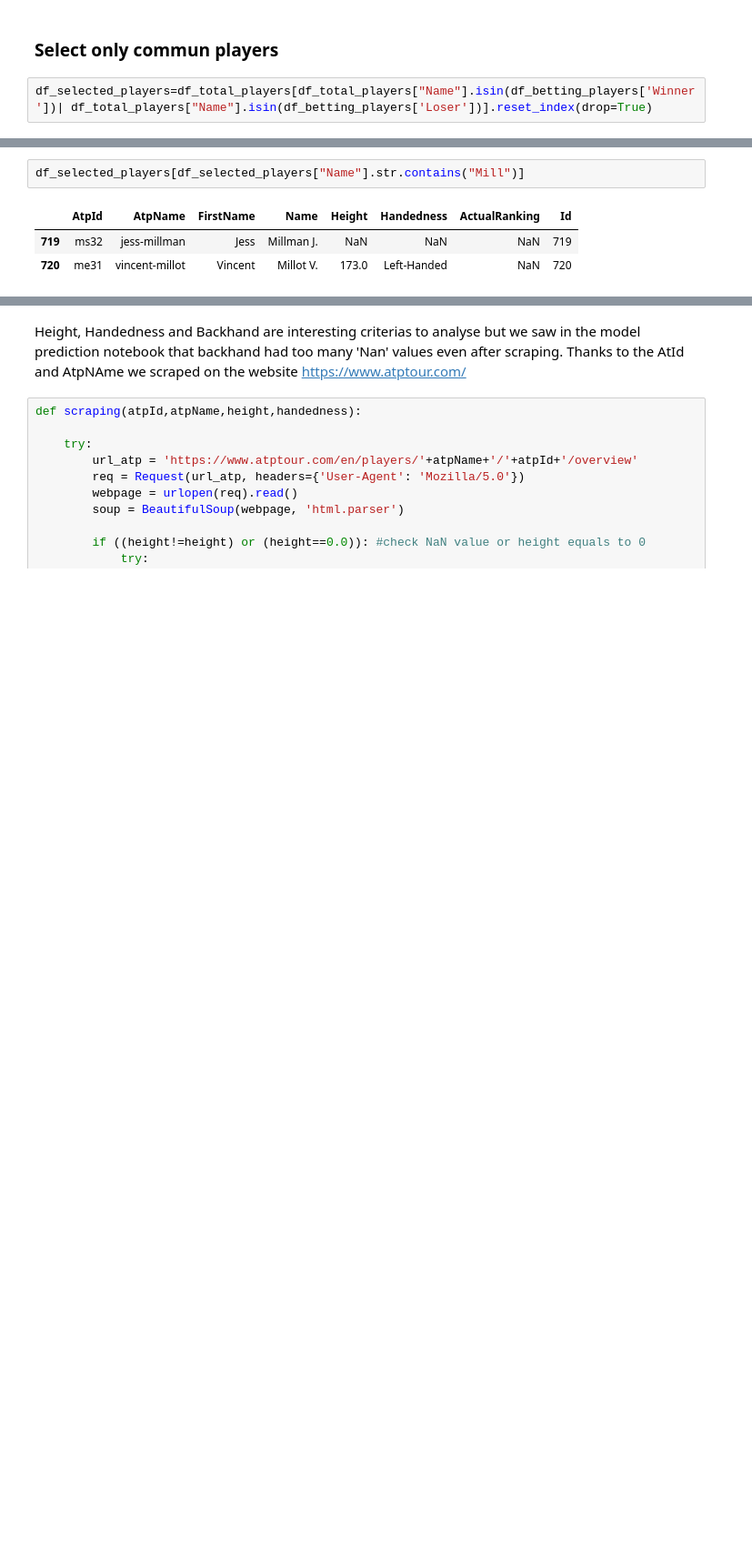
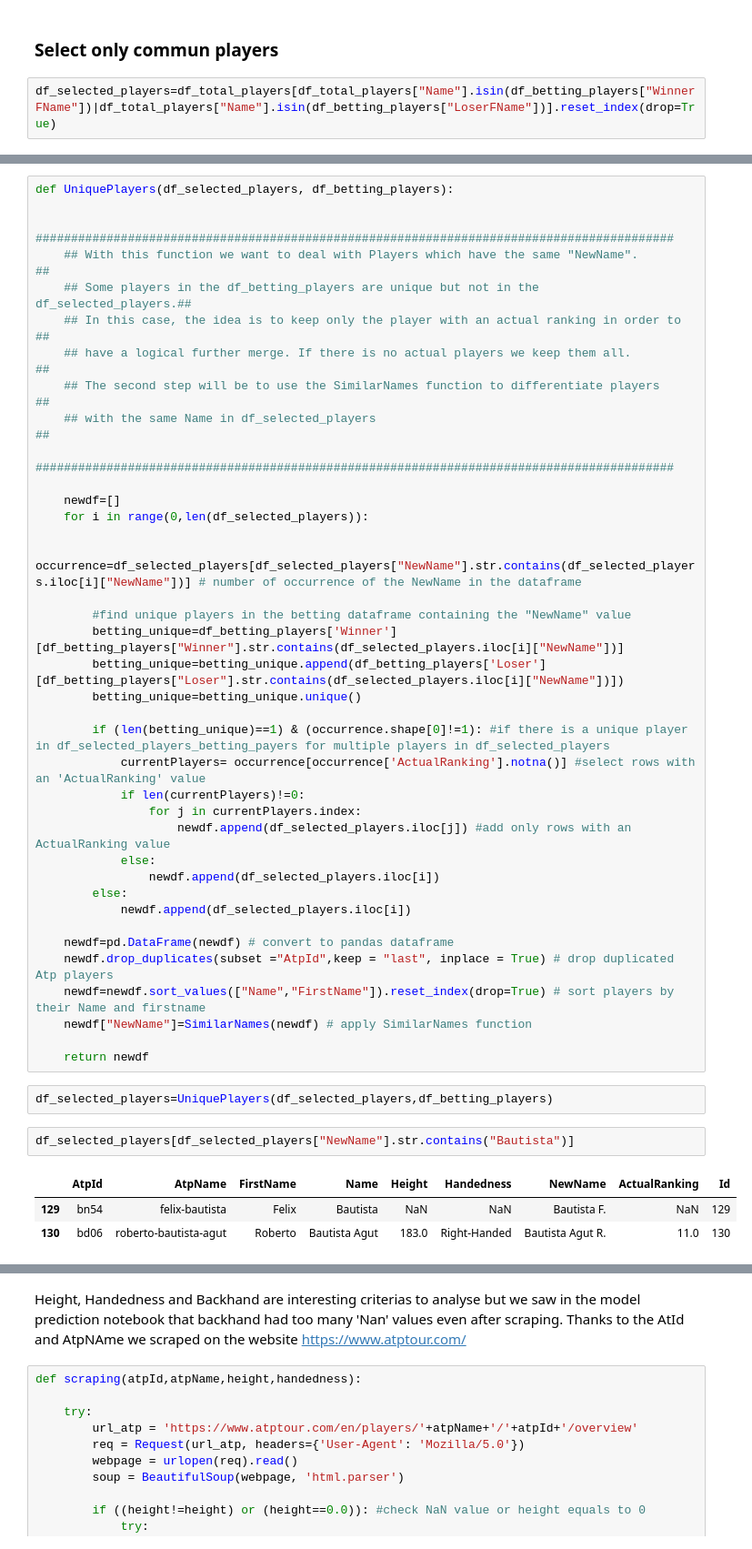
Before and after one commit to pmecchia/atp_matches, a Jupyter notebook: Clean Notebook.ipynb, the cells around one changed output, grey strips where cells are left out. Shown: that part at 91% size. Drawn from its saved outputs; the diff is of its cells as text; blank space fills up the shorter version.

```diff
--- a/Clean Notebook.ipynb
+++ b/Clean Notebook.ipynb
@@ -233,4 +208,4 @@ print(df_players.shape)
 # %% [markdown]
 ### Select only commun players
 # %%
-df_selected_players=df_total_players[df_total_players["Name"].isin(df_betting_players['Winner'])| df_total_players["Name"].isin(df_betting_players['Loser'])].reset_index(drop=True)
+df_selected_players=df_total_players[df_total_players["Name"].isin(df_betting_players["WinnerFName"])|df_total_players["Name"].isin(df_betting_players["LoserFName"])].reset_index(drop=True)
@@ -237,9 +238,49 @@ df_selected_players=df_total_players[df_total_players["Name"].isin(df_betting_pl
+# %%
+def UniquePlayers(df_selected_players, df_betting_players):
+
+    ##########################################################################################
+    ## With this function we want to deal with Players which have the same "NewName".       ##
+    ## Some players in the df_betting_players are unique but not in the df_selected_players.##
+    ## In this case, the idea is to keep only the player with an actual ranking in order to ##
+    ## have a logical further merge. If there is no actual players we keep them all.        ##
+    ## The second step will be to use the SimilarNames function to differentiate players    ##
+    ## with the same Name in df_selected_players                                            ##
+    ##########################################################################################
+
+    newdf=[]
+    for i in range(0,len(df_selected_players)):
+
+        occurrence=df_selected_players[df_selected_players["NewName"].str.contains(df_selected_players.iloc[i]["NewName"])] # number of occurrence of the NewName in the dataframe
+
+        #find unique players in the betting dataframe containing the "NewName" value
+        betting_unique=df_betting_players['Winner'][df_betting_players["Winner"].str.contains(df_selected_players.iloc[i]["NewName"])]
+        betting_unique=betting_unique.append(df_betting_players['Loser'][df_betting_players["Loser"].str.contains(df_selected_players.iloc[i]["NewName"])])
+        betting_unique=betting_unique.unique()
+
+        if (len(betting_unique)==1) & (occurrence.shape[0]!=1): #if there is a unique player in df_selected_players_betting_payers for multiple players in df_selected_players
+            currentPlayers= occurrence[occurrence['ActualRanking'].notna()] #select rows with an 'ActualRanking' value
+            if len(currentPlayers)!=0:
+                for j in currentPlayers.index:
+                    newdf.append(df_selected_players.iloc[j]) #add only rows with an ActualRanking value
+            else:
+                newdf.append(df_selected_players.iloc[i])
+        else:
+            newdf.append(df_selected_players.iloc[i])
+
+    newdf=pd.DataFrame(newdf) # convert to pandas dataframe
+    newdf.drop_duplicates(subset ="AtpId",keep = "last", inplace = True) # drop duplicated Atp players
+    newdf=newdf.sort_values(["Name","FirstName"]).reset_index(drop=True) # sort players by their Name and firstname
+    newdf["NewName"]=SimilarNames(newdf) # apply SimilarNames function
+
+    return newdf
+# %%
+df_selected_players=UniquePlayers(df_selected_players,df_betting_players)
 # %%
-df_selected_players[df_selected_players["Name"].str.contains("Mill")]
+df_selected_players[df_selected_players["NewName"].str.contains("Bautista")]
 # %% [output]
-|  | AtpId | AtpName | FirstName | Name | Height | Handedness | ActualRanking | Id |
-| 719 | ms32 | jess-millman | Jess | Millman J. | NaN | NaN | NaN | 719 |
-| 720 | me31 | vincent-millot | Vincent | Millot V. | 173.0 | Left-Handed | NaN | 720 |
+|  | AtpId | AtpName | FirstName | Name | Height | Handedness | NewName | ActualRanking | Id |
+| 129 | bn54 | felix-bautista | Felix | Bautista | NaN | NaN | Bautista F. | NaN | 129 |
+| 130 | bd06 | roberto-bautista-agut | Roberto | Bautista Agut | 183.0 | Right-Handed | Bautista Agut R. | 11.0 | 130 |
 # %%
 print(df_selected_players.shape)
 # %% [output]
```
Also changed, not shown: parts of 30 cells of this notebook.
